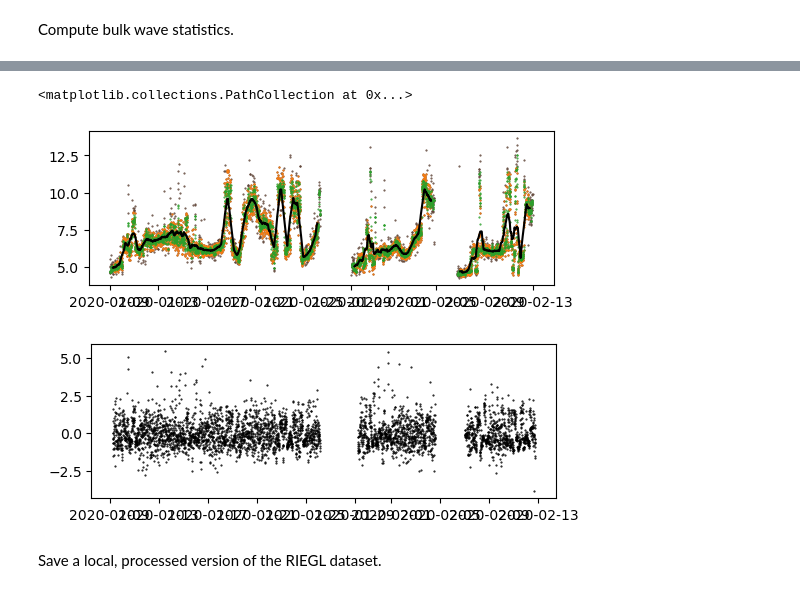
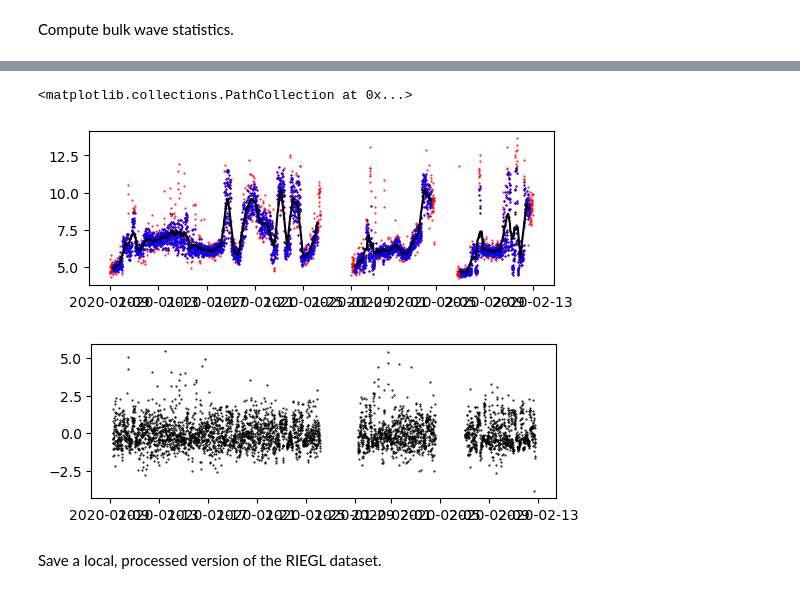
Before and after one commit to jacobrdavis/atomic-ocean-waves, a Jupyter notebook: notebooks/00-data_processing.ipynb, the cells around one changed output, grey strips where cells are left out. Drawn from its saved outputs; the diff is of its cells as text; code cells hidden in the pictures.

```diff
--- a/notebooks/00-data_processing.ipynb
+++ b/notebooks/00-data_processing.ipynb
@@ -362,7 +313,7 @@ ship_10min_ds.to_netcdf('../data_processed/ship_10min.nc')
 # %%
 riegl_ds = read_data.read_riegl_file('../data_input/riegl/ATOMIC_2020_riegl.nc')
 
-riegl_ds.load()
+riegl_ds
 # %% [output]
 <xarray.Dataset> Size: 3MB
 Dimensions:                      (frequency: 65, time: 5040)
@@ -454,44 +373,44 @@ fig, ax = plt.subplots(figsize=(6, 2))
 ax.scatter(
     riegl_ds['time'],
     riegl_ds['energy_period'],
-    color='#5C4033',
+    color='red',
     label='Riegl/RHB',
     s=1,
     marker='.',
 )
 ax.scatter(
     riegl_ds['time'],
     energy_period_screened,
-    color='tab:orange',
+    color='blue',
     label='Riegl/RHB (screened)',
     s=1,
     marker='.',
 )
 ax.plot(
     avg['time'],
     avg,
     color='black',
     label='riegl (rolling avg)',
 )
-ax.scatter(
-    med['time'],
-    med,
-    color='tab:green',
-    label='riegl (rolling median)',
-    s=1,
-    marker='.',
-)
+# ax.scatter(
+#     med['time'],
+#     med,
+#     color='tab:green',
+#     label='riegl (rolling median)',
+#     s=1,
+#     marker='.',
+# )
 
 fig, ax = plt.subplots(figsize=(6, 2))
 ax.scatter(
     z['time'],
     z,
     color='black',
     label='riegl (rolling avg)',
     s=1,
     marker='.',
 )
 # %% [output]
 <matplotlib.collections.PathCollection at 0x...>
-[figure, old version]
+[figure, new version]
 [figure]
```
Also changed, not shown: parts of 10 cells of this notebook, 3 other files.
